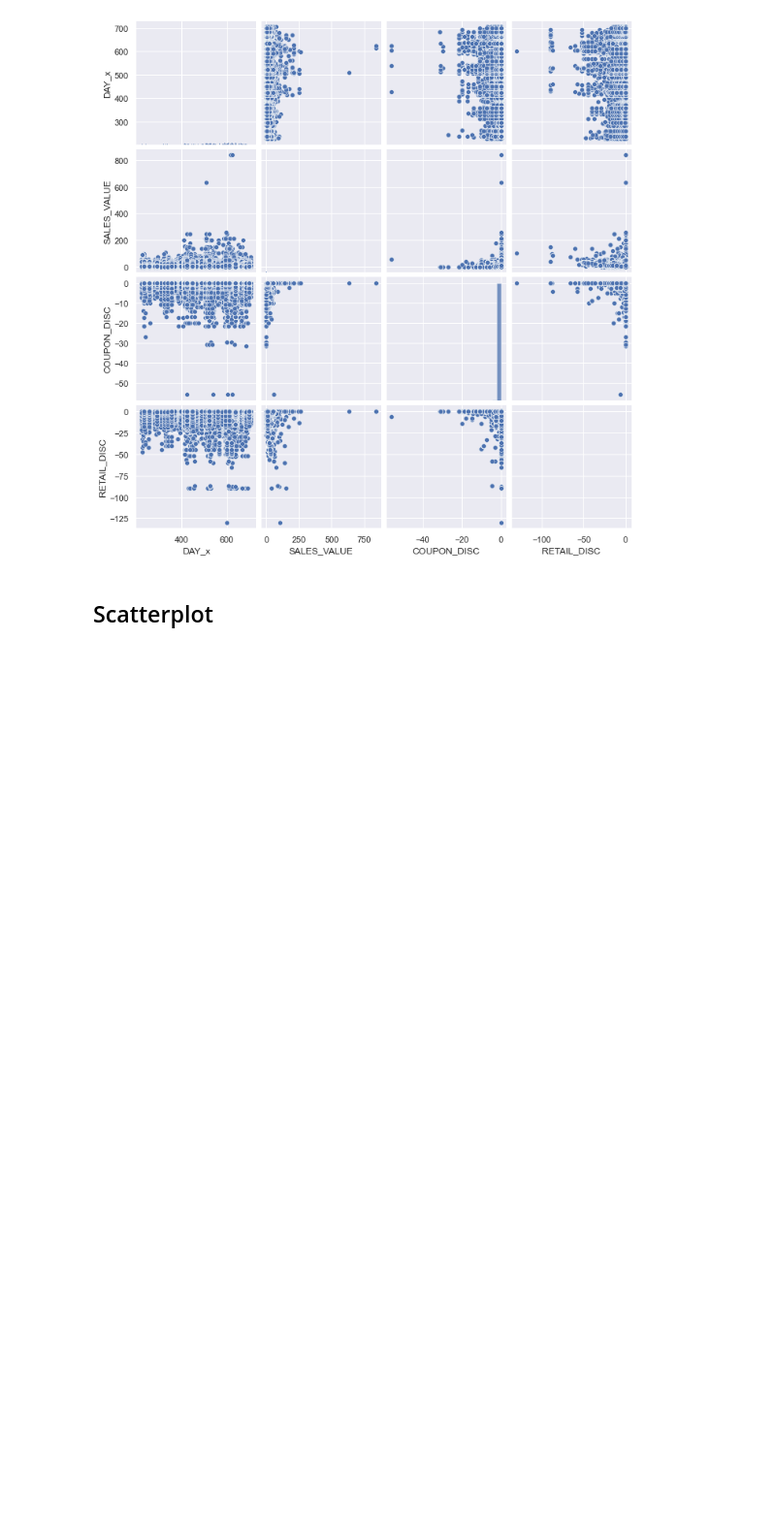
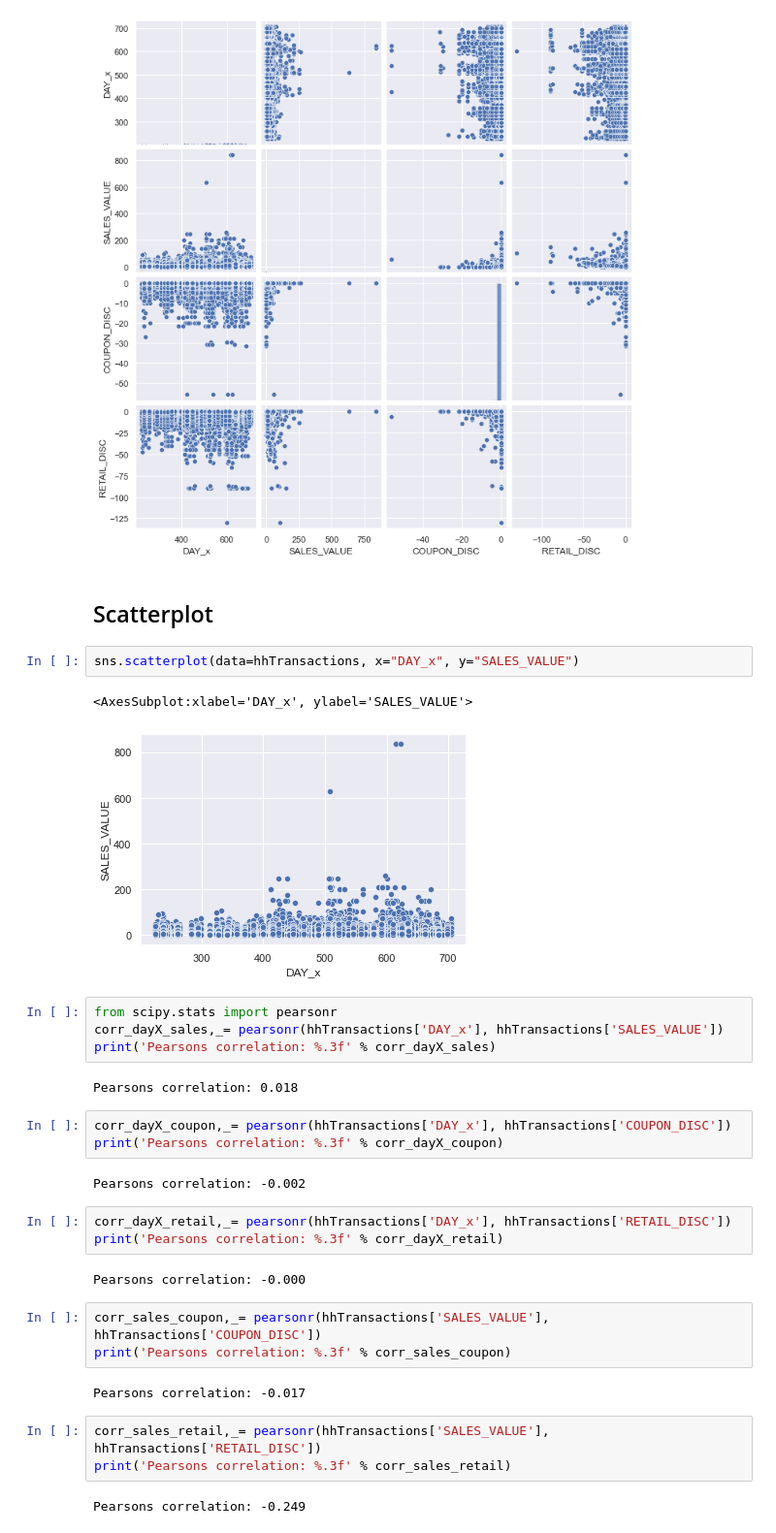
Before and after one commit to vmarklynn/CPSC5310-Project, a Jupyter notebook: Code/EDA_ProjectPart2.ipynb, the cells around one changed output. Shown at 97% size. Drawn from its saved outputs; the diff is of its cells as text; blank space fills up the shorter version.

Commit message:
correlation

```diff
--- a/Code/EDA_ProjectPart2.ipynb
+++ b/Code/EDA_ProjectPart2.ipynb
@@ -533,3 +533,34 @@ sns.pairplot(hhTransactions[features])
 [figure]
 # %% [markdown]
 ## Scatterplot
+# %%
+sns.scatterplot(data=hhTransactions, x="DAY_x", y="SALES_VALUE")
+# %% [output]
+<AxesSubplot:xlabel='DAY_x', ylabel='SALES_VALUE'>
+[figure, added]
+# %%
+from scipy.stats import pearsonr
+corr_dayX_sales,_= pearsonr(hhTransactions['DAY_x'], hhTransactions['SALES_VALUE'])
+print('Pearsons correlation: %.3f' % corr_dayX_sales)
+# %% [output]
+Pearsons correlation: 0.018
+# %%
+corr_dayX_coupon,_= pearsonr(hhTransactions['DAY_x'], hhTransactions['COUPON_DISC'])
+print('Pearsons correlation: %.3f' % corr_dayX_coupon)
+# %% [output]
+Pearsons correlation: -0.002
+# %%
+corr_dayX_retail,_= pearsonr(hhTransactions['DAY_x'], hhTransactions['RETAIL_DISC'])
+print('Pearsons correlation: %.3f' % corr_dayX_retail)
+# %% [output]
+Pearsons correlation: -0.000
+# %%
+corr_sales_coupon,_= pearsonr(hhTransactions['SALES_VALUE'], hhTransactions['COUPON_DISC'])
+print('Pearsons correlation: %.3f' % corr_sales_coupon)
+# %% [output]
+Pearsons correlation: -0.017
+# %%
+corr_sales_retail,_= pearsonr(hhTransactions['SALES_VALUE'], hhTransactions['RETAIL_DISC'])
+print('Pearsons correlation: %.3f' % corr_sales_retail)
+# %% [output]
+Pearsons correlation: -0.249
```
Also changed, not shown: parts of 1 cell of this notebook.
